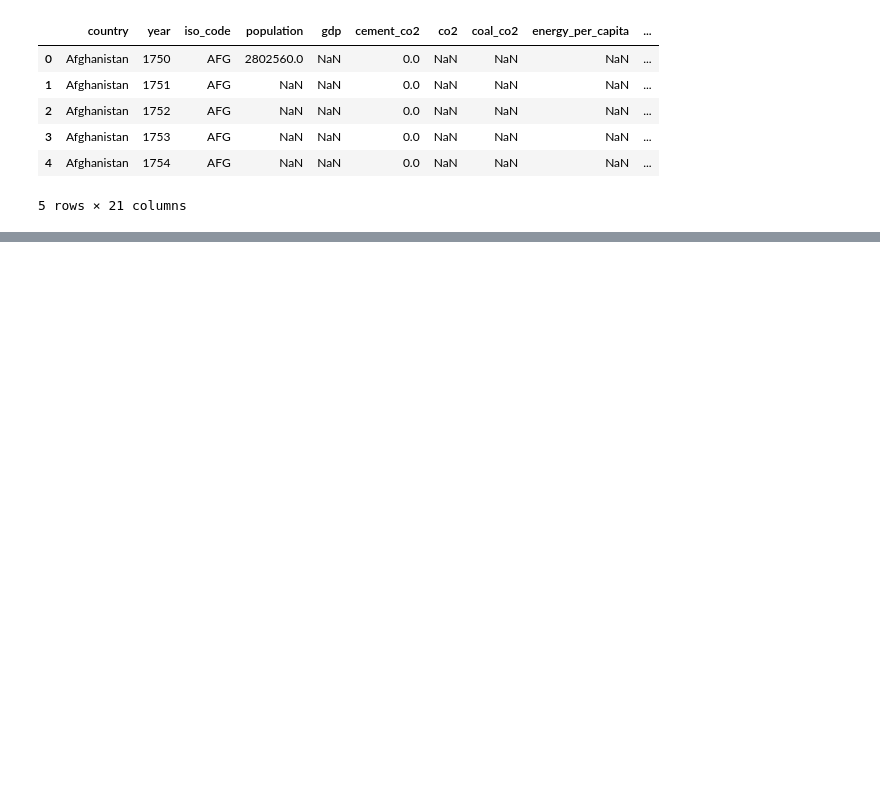
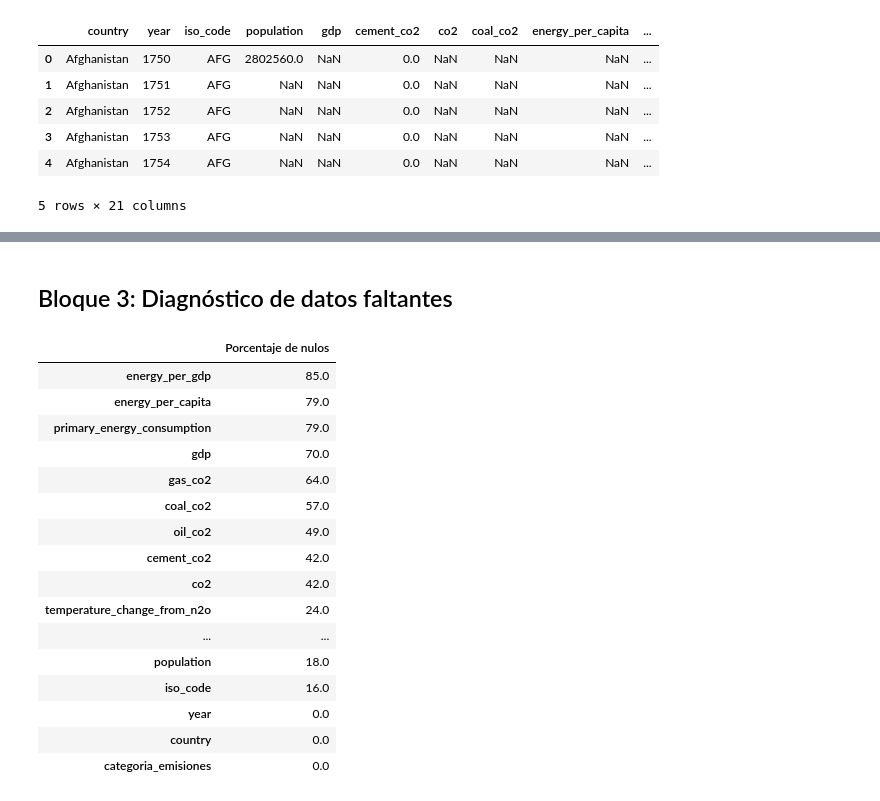
Before and after one commit to abernardo90/DS1_Pre-Entrega-2, a Jupyter notebook: Colab_DS1_PE2.ipynb, the cells around one changed output, grey strips where cells are left out. Cells and saved outputs as stored; diff of their text form; code cells hidden in the pictures; blank space fills up the shorter version.

```diff
--- a/Colab_DS1_PE2.ipynb
+++ b/Colab_DS1_PE2.ipynb
@@ -54,0 +68,26 @@ memory usage: 8.1+ MB
+# %% [markdown]
+## Bloque 3: Diagnóstico de datos faltantes
+# %%
+# % de nulos por columnas
+porcentaje_nulos = df.isnull().mean().round(2)*100
+porcentaje_nulos = porcentaje_nulos.sort_values(ascending=False)
+df_nulos = pd.DataFrame(porcentaje_nulos, columns=['Porcentaje de nulos'])
+df_nulos
+# %% [output]
+|  | Porcentaje de nulos |
+| energy_per_gdp | 85.0 |
+| energy_per_capita | 79.0 |
+| primary_energy_consumption | 79.0 |
+| gdp | 70.0 |
+| gas_co2 | 64.0 |
+| coal_co2 | 57.0 |
+| oil_co2 | 49.0 |
+| cement_co2 | 42.0 |
+| co2 | 42.0 |
+| temperature_change_from_n2o | 24.0 |
+| ... | ... |
+| population | 18.0 |
+| iso_code | 16.0 |
+| year | 0.0 |
+| country | 0.0 |
+| categoria_emisiones | 0.0 |
```
Also changed, not shown: parts of 10 cells of this notebook.
